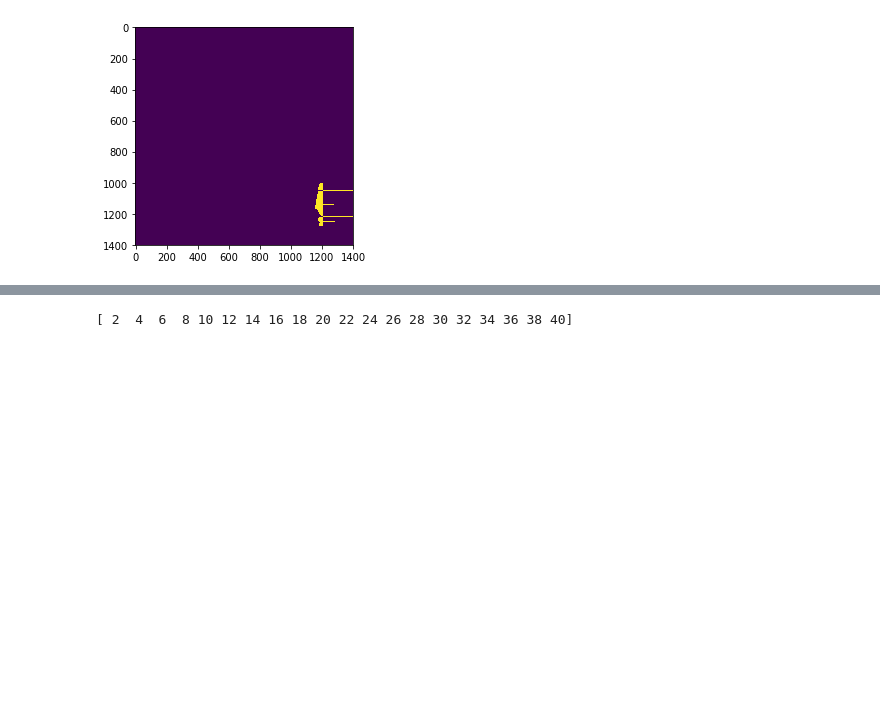
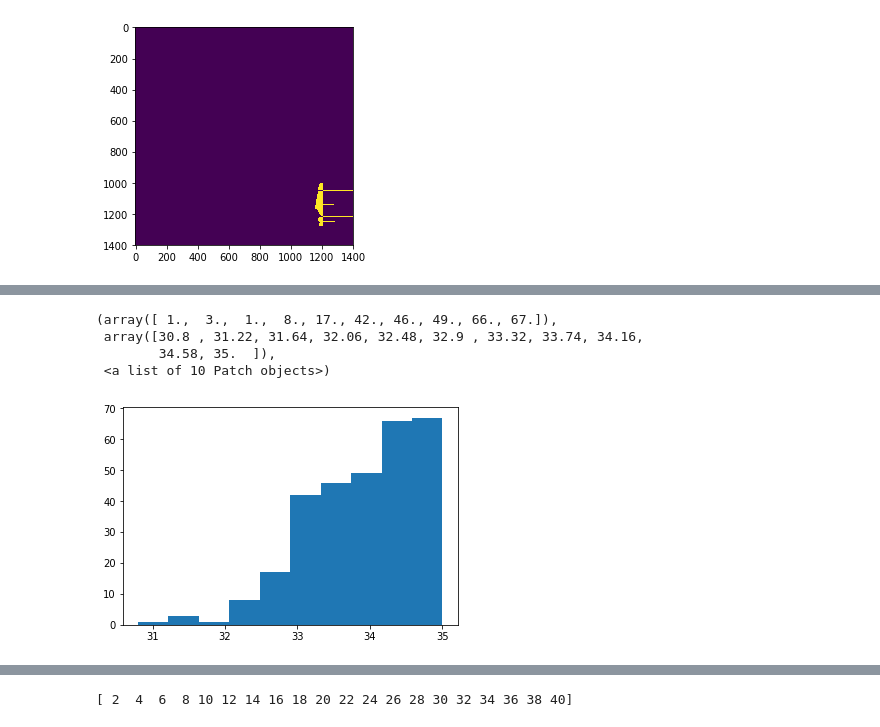
Before and after one commit to cdesio/leaf_reco, a Jupyter notebook: notebooks/Test_RF-Copy1.ipynb, the cells around one changed output, grey strips where cells are left out. Saved outputs shown, nothing was run; the diff lists cells and outputs as text; code cells hidden in the pictures; blank space fills up the shorter version.

```diff
--- a/notebooks/Test_RF-Copy1.ipynb
+++ b/notebooks/Test_RF-Copy1.ipynb
@@ -10,9 +11,9 @@ from sklearn.metrics import mean_squared_error
 data_dir = '/storage/yw18581/data/'
 data_folder = os.path.join(data_dir, 'train_validation_test')
 # %%
-X_train = np.load(os.path.join(data_folder, 'Xy_train_dist.npz'))["y"]
-y_train = np.load(os.path.join(data_folder, 'Xy_train_dist.npz'))["dist"]
+X_train = np.load(os.path.join(data_folder, 'Xy_train_dataset_2_4_15_25_35.npz'))["y"]
+y_train = np.load(os.path.join(data_folder, 'Xy_train_dataset_2_4_15_25_35.npz'))["dist"]
 # %%
-X_val = np.load(os.path.join(data_folder,'Xy_val_dist.npz'))["y"]
-y_val = np.load(os.path.join(data_folder, 'Xy_val_dist.npz'))["dist"]
+X_val = np.load(os.path.join(data_folder,'Xy_val_dataset_2_4_15_25_35.npz'))["y"]
+y_val = np.load(os.path.join(data_folder, 'Xy_val_dataset_2_4_15_25_35.npz'))["dist"]
 # %%
@@ -188,5 +138,5 @@ array([25. , 25. , 25. , 24.5, 25. , 25. , 25. , 25. , 25. , 25. , 25. ,
 # %%
-rf2 = RandomForestRegressor(n_estimators=2000, max_depth=200, random_state=42, verbose=10 )
+rf2 = RandomForestRegressor(n_estimators=100, max_depth=10, random_state=42, verbose=10 )
 # %%
 X = np.vstack((X_train_RF,X_val_RF))
 # %%
@@ -219,0 +195,3 @@ def predict_on_unknown_dist(model):
+# %%
+plt.hist(rf2.predict(X_30mm_RF))
+# %% [output]
@@ -219,0 +209,5 @@ def predict_on_unknown_dist(model):
+(array([ 1.,  3.,  1.,  8., 17., 42., 46., 49., 66., 67.]),
+ array([30.8 , 31.22, 31.64, 32.06, 32.48, 32.9 , 33.32, 33.74, 34.16,
+        34.58, 35.  ]),
+ <a list of 10 Patch objects>)
+[figure, added]
```
Also changed, not shown: parts of 25 cells of this notebook, 2 other files.
